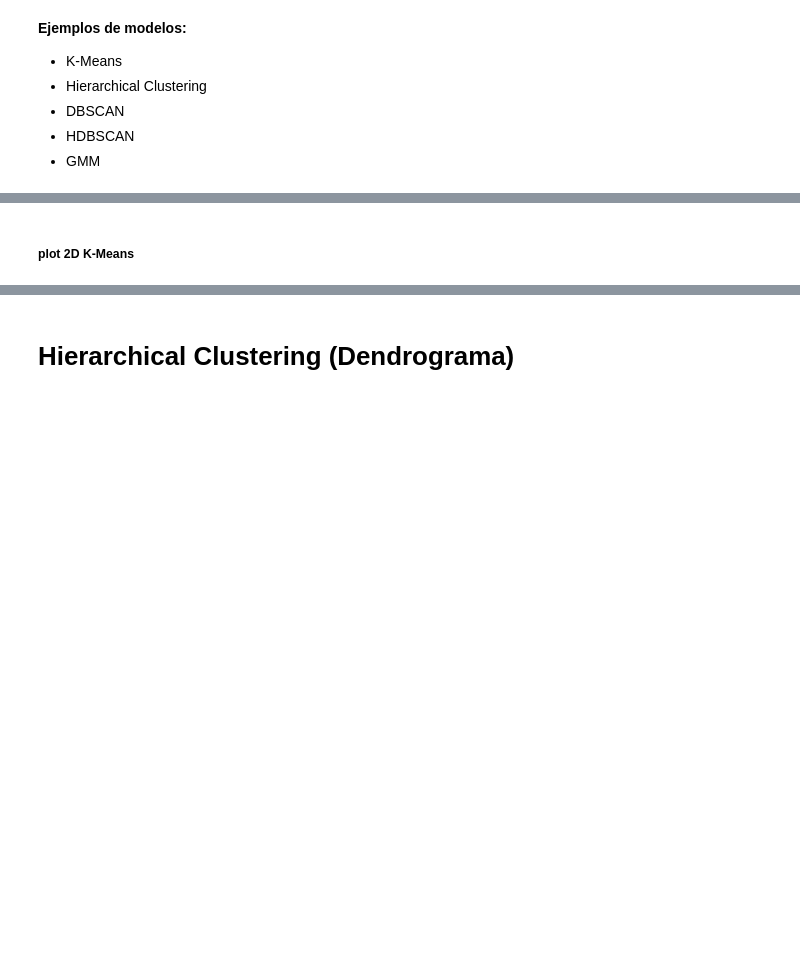
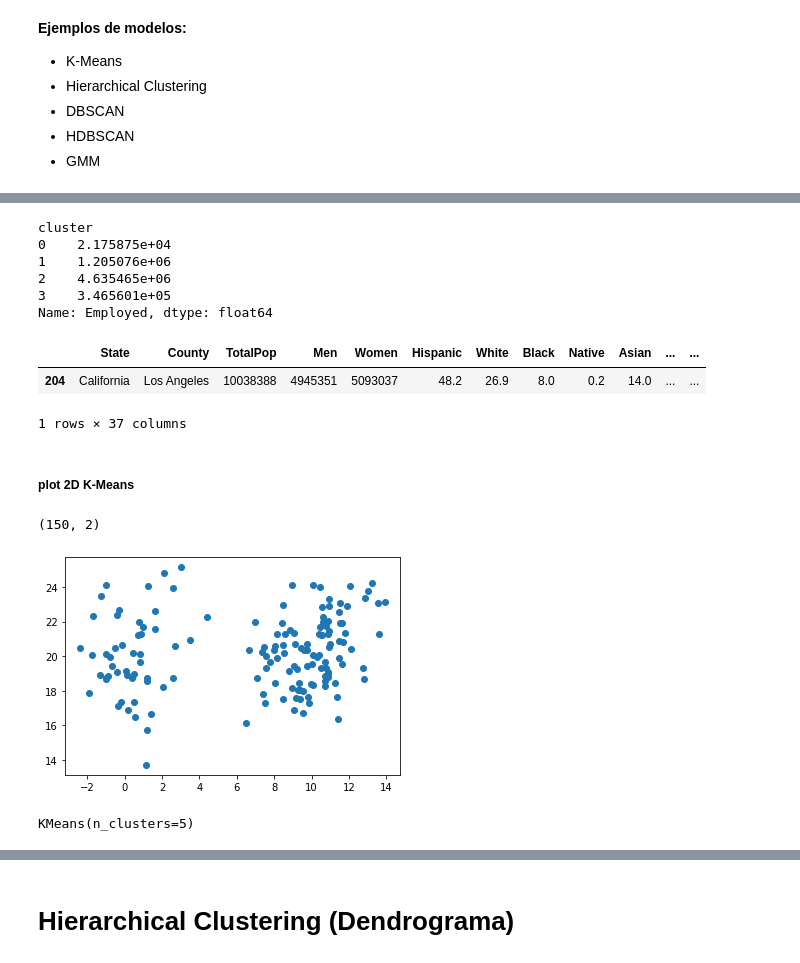
Before and after one commit to Pomilusky/apuntes_clase, a Jupyter notebook: semana_7/1.1 - Intro Unsupervised Learning.ipynb, the cells around one changed output, grey strips where cells are left out. Cells and saved outputs as stored; diff of their text form; code cells hidden in the pictures; blank space fills up the shorter version.

```diff
--- a/semana_7/1.1 - Intro Unsupervised Learning.ipynb
+++ b/semana_7/1.1 - Intro Unsupervised Learning.ipynb
@@ -49,2 +219,32 @@ El más viejo y el más popular. La idea es seleccionar previamente cuantos clus
+# %%
+census.groupby(['cluster'])['Employed'].mean()  # media de empleo por cluster
+# %% [output]
+cluster
+0    2.175875e+04
+1    1.205076e+06
+2    4.635465e+06
+3    3.465601e+05
+Name: Employed, dtype: float64
+# %%
+census[census.cluster==2]
+# %% [output]
+|  | State | County | TotalPop | Men | Women | Hispanic | White | Black | Native | Asian | ... | ... |
+| 204 | California | Los Angeles | 10038388 | 4945351 | 5093037 | 48.2 | 26.9 | 8.0 | 0.2 | 14.0 | ... | ... |
+1 rows × 37 columns
 # %% [markdown]
 ##### plot 2D K-Means
+# %%
+np.random.seed(4)
+
+a=np.random.multivariate_normal([10,20], [[3,1], [1,4]], size=[100,])
+b=np.random.multivariate_normal([0,20], [[3,1], [1,4]], size=[50,])
+# %%
+X=np.concatenate((a,b),)
+X.shape
+# %% [output]
+(150, 2)
+# %%
+plt.scatter(X[:,0], X[:,1])
+plt.show();
+# %% [output]
+[figure, added]
@@ -50,0 +254,4 @@ El más viejo y el más popular. La idea es seleccionar previamente cuantos clus
+# %%
+clusters
+# %% [output]
+KMeans(n_clusters=5)
```
Also changed, not shown: parts of 47 cells of this notebook.
